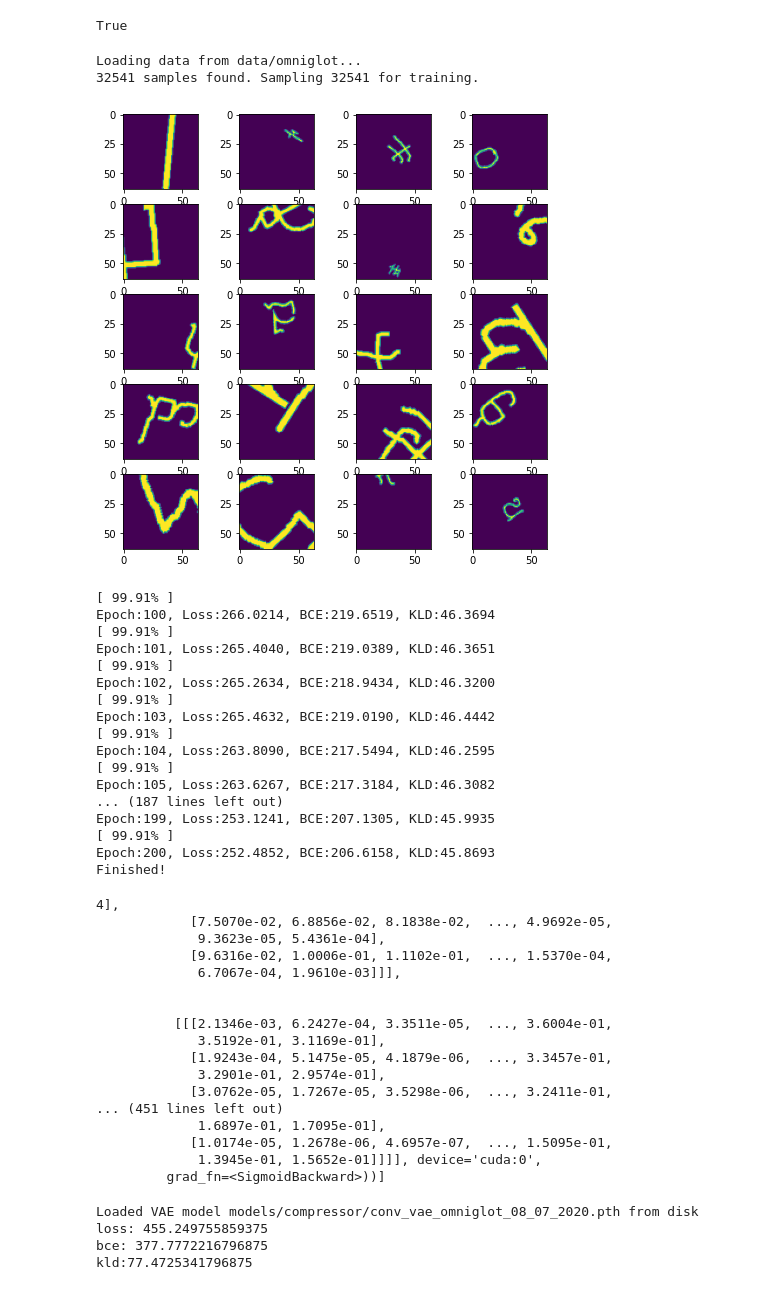
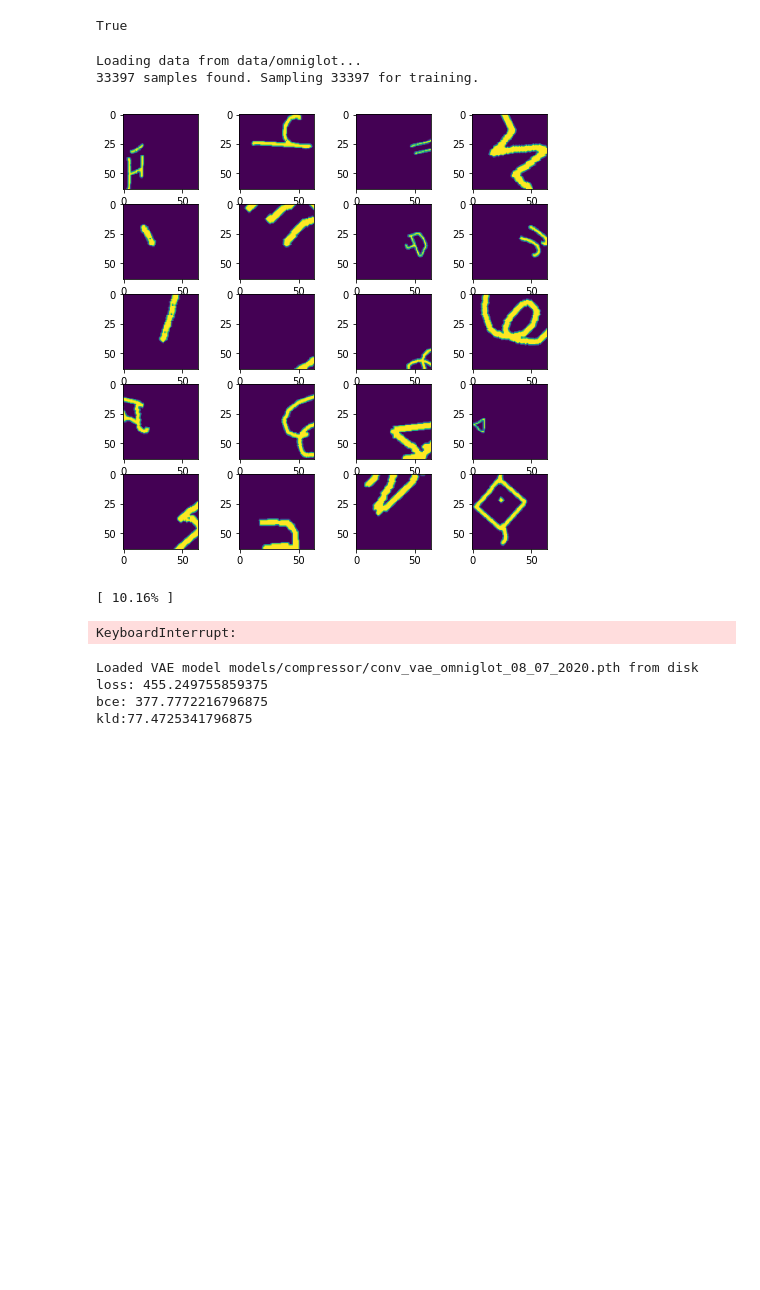
Before and after one commit to lshoek/creative-evo-controller, a Jupyter notebook: trainer.ipynb, the cells around one changed output. Cells and saved outputs as stored; diff of their text form; code cells hidden in the pictures; blank space fills up the shorter version.

Commit message:
model training update

```diff
--- a/trainer.ipynb
+++ b/trainer.ipynb
@@ -4,8 +4,8 @@ import torch
 import torch.nn as nn
 from torch.utils.data import RandomSampler
 from torchvision import transforms, datasets
+import matplotlib.pyplot as plt
 import numpy as np
-import matplotlib.pyplot as plt
 import os
 import time
 
@@ -19,8 +19,8 @@ data_path = 'data/omniglot'
 num_samples = -1
 
 model_name = 'conv_vae_omniglot'
-num_epochs = 200
-resume_epoch = 99
+num_epochs = 400
+resume_epoch = 200
 
 torch.cuda.is_available()
 # %% [output]
@@ -113,67 +113,35 @@ def init_weights(m):
 # %%
 # Training
 with open('config/creature.json') as f:
     config = json.load(f)
     latent_size = config.get('vae.latent.size')
 
 torch.manual_seed(1)
 model = VAE(latent_size)
 
 model_checkpoint_path = f'models/compressor/{model_name}_epoch{resume_epoch}.pth'
 if (os.path.exists(model_checkpoint_path)):
-    model.load_state_dict(torch.load(model_path))
+    model.load_state_dict(torch.load(model_checkpoint_path))
 else:
     model.apply(init_weights)
 
 model.cuda()
 
 train_loader = load_dataset(data_path, num_samples, batch_size)
 show_dataset_samples(train_loader.dataset)
 
 outputs = train(
     model=model,
     train_loader=train_loader,
     num_epochs=num_epochs,
     learning_rate=learning_rate
 )
 # %% [output]
 Loading data from data/omniglot...
-32541 samples found. Sampling 32541 for training.
+33397 samples found. Sampling 33397 for training.
-[figure, old version]
+[figure, new version]
-[ 99.91% ]
-Epoch:100, Loss:266.0214, BCE:219.6519, KLD:46.3694
-[ 99.91% ]
-Epoch:101, Loss:265.4040, BCE:219.0389, KLD:46.3651
-[ 99.91% ]
-Epoch:102, Loss:265.2634, BCE:218.9434, KLD:46.3200
-[ 99.91% ]
-Epoch:103, Loss:265.4632, BCE:219.0190, KLD:46.4442
-[ 99.91% ]
-Epoch:104, Loss:263.8090, BCE:217.5494, KLD:46.2595
-[ 99.91% ]
-Epoch:105, Loss:263.6267, BCE:217.3184, KLD:46.3082
-... (187 lines left out)
-Epoch:199, Loss:253.1241, BCE:207.1305, KLD:45.9935
-[ 99.91% ]
-Epoch:200, Loss:252.4852, BCE:206.6158, KLD:45.8693
-Finished!
+[ 10.16% ]
-4],
-            [7.5070e-02, 6.8856e-02, 8.1838e-02,  ..., 4.9692e-05,
-             9.3623e-05, 5.4361e-04],
-            [9.6316e-02, 1.0006e-01, 1.1102e-01,  ..., 1.5370e-04,
-             6.7067e-04, 1.9610e-03]]],
-
-
-          [[[2.1346e-03, 6.2427e-04, 3.3511e-05,  ..., 3.6004e-01,
-             3.5192e-01, 3.1169e-01],
-            [1.9243e-04, 5.1475e-05, 4.1879e-06,  ..., 3.3457e-01,
-             3.2901e-01, 2.9574e-01],
-            [3.0762e-05, 1.7267e-05, 3.5298e-06,  ..., 3.2411e-01,
-... (451 lines left out)
-             1.6897e-01, 1.7095e-01],
-            [1.0174e-05, 1.2678e-06, 4.6957e-07,  ..., 1.5095e-01,
-             1.3945e-01, 1.5652e-01]]]], device='cuda:0',
-         grad_fn=<SigmoidBackward>))]
+KeyboardInterrupt:
 # %%
 # Inference
 with open('config/creature.json') as f:
```
